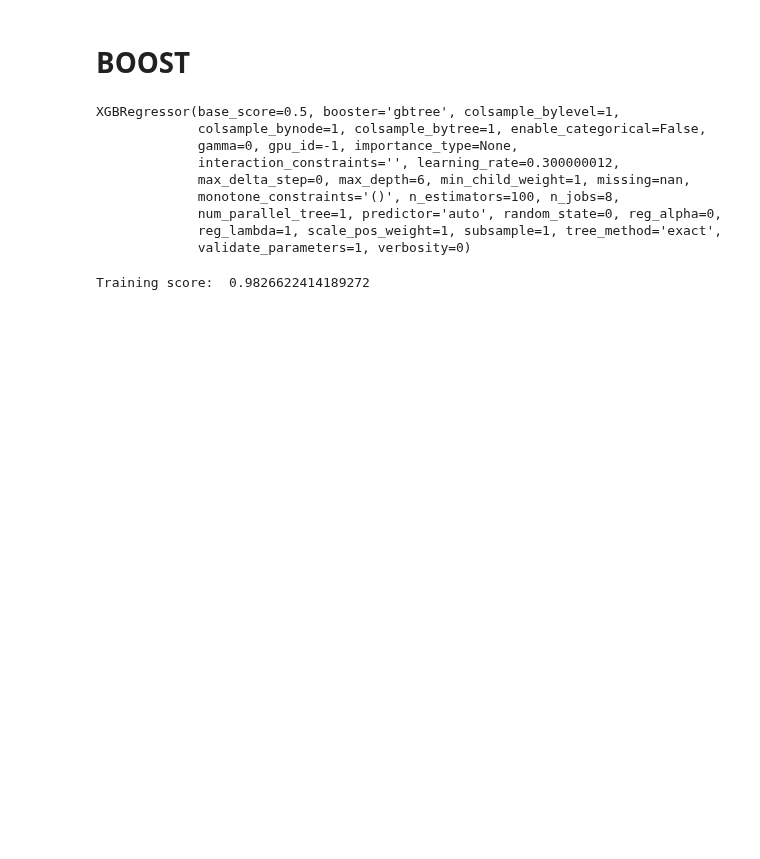
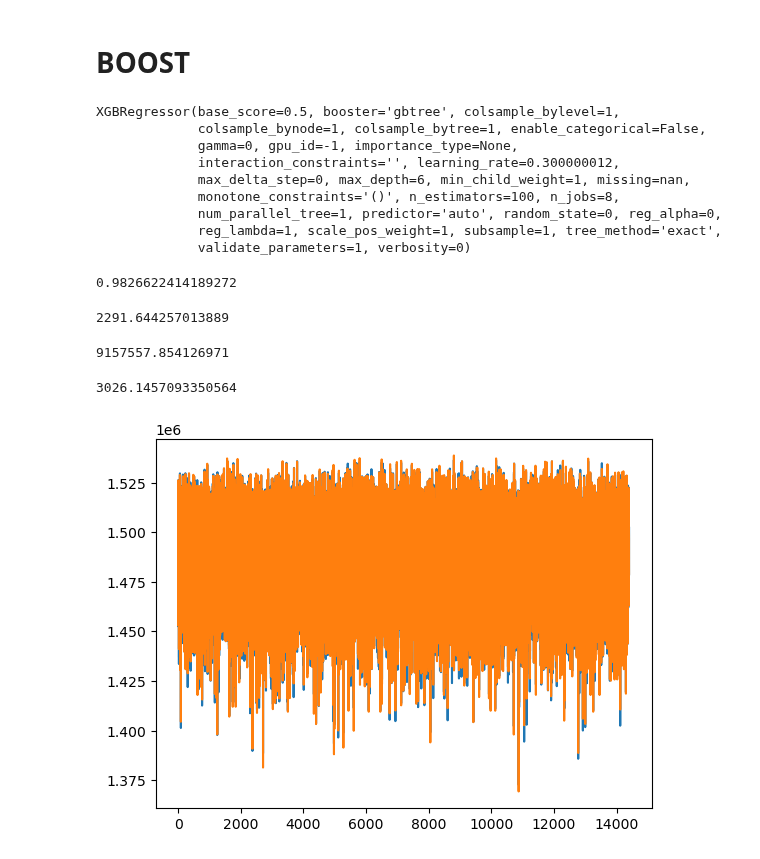
Before and after one commit to hsuliz/university, a Jupyter notebook: year-2023/data-science/sydanal/sydanal.ipynb, the cells around one changed output. Saved outputs shown, nothing was run; the diff lists cells and outputs as text; code cells hidden in the pictures; blank space fills up the shorter version.

```diff
--- a/year-2023/data-science/sydanal/sydanal.ipynb
+++ b/year-2023/data-science/sydanal/sydanal.ipynb
@@ -93,6 +102,27 @@ XGBRegressor(base_score=0.5, booster='gbtree', colsample_bylevel=1,
              validate_parameters=1, verbosity=0)
 # %%
 score = xgbr.score(X, y)
-print("Training score: ", score)
+score
 # %% [output]
-Training score:  0.9826622414189272
+0.9826622414189272
+# %%
+predictions_xgbr = xgbr.predict(X_test)
+# %%
+metrics.mean_absolute_error(y_test, predictions_xgbr)
+# %% [output]
+2291.644257013889
+# %%
+mean_squared_error(y_test, predictions_xgbr)
+# %% [output]
+9157557.854126971
+# %%
+np.sqrt(mean_squared_error(y_test, predictions_xgbr))
+# %% [output]
+3026.1457093350564
+# %%
+x_ax = range(len(y_test))
+plt.plot(x_ax, y_test, label="original")
+plt.plot(x_ax, predictions_xgbr, label="predicted")
+plt.show()
+# %% [output]
+[figure, added]
```
Also changed, not shown: parts of 10 cells of this notebook.
